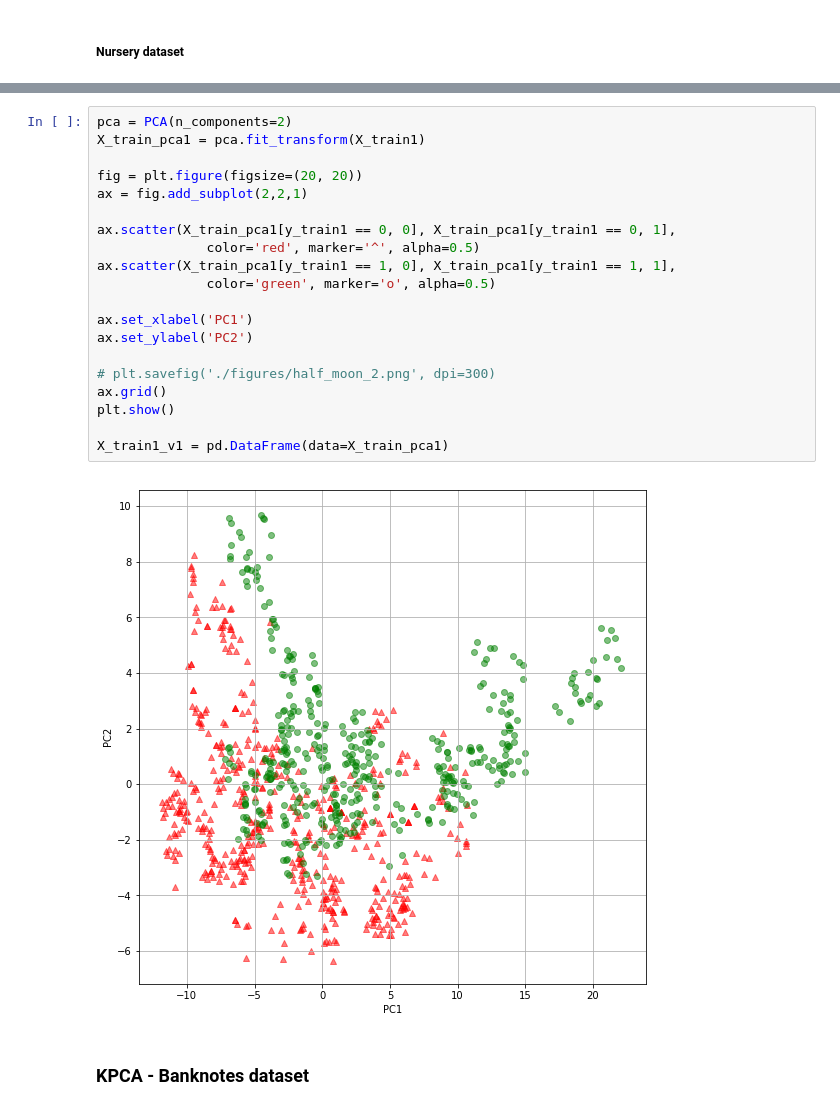
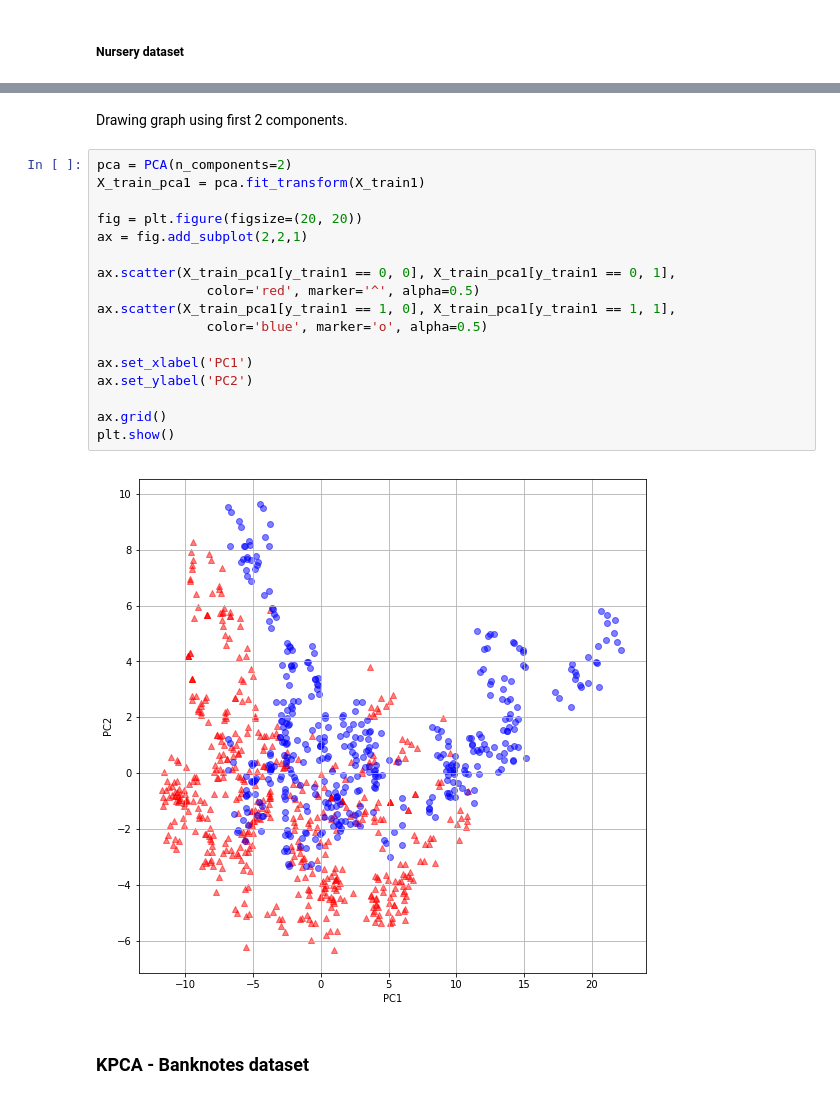
Before and after one commit to McKingly/ED-Data-Mining, a Jupyter notebook: Notebook1.ipynb, the cells around one changed output, grey strips where cells are left out. Cells and saved outputs as stored; diff of their text form.

```diff
--- a/Notebook1.ipynb
+++ b/Notebook1.ipynb
@@ -312,25 +317,24 @@ singular_ values
+# %% [markdown]
+Drawing graph using first 2 components.
 # %%
 pca = PCA(n_components=2)
 X_train_pca1 = pca.fit_transform(X_train1)
 
 fig = plt.figure(figsize=(20, 20))
 ax = fig.add_subplot(2,2,1)
 
 ax.scatter(X_train_pca1[y_train1 == 0, 0], X_train_pca1[y_train1 == 0, 1],
               color='red', marker='^', alpha=0.5)
 ax.scatter(X_train_pca1[y_train1 == 1, 0], X_train_pca1[y_train1 == 1, 1],
-              color='green', marker='o', alpha=0.5)
+              color='blue', marker='o', alpha=0.5)
 
 ax.set_xlabel('PC1')
 ax.set_ylabel('PC2')
 
-# plt.savefig('./figures/half_moon_2.png', dpi=300)
 ax.grid()
 plt.show()
-
-X_train1_v1 = pd.DataFrame(data=X_train_pca1)
 # %% [output]
-[figure, old version]
+[figure, new version]
 # %% [markdown]
 ### KPCA - Banknotes dataset
 # %%
```
Also changed, not shown: parts of 43 cells of this notebook.
